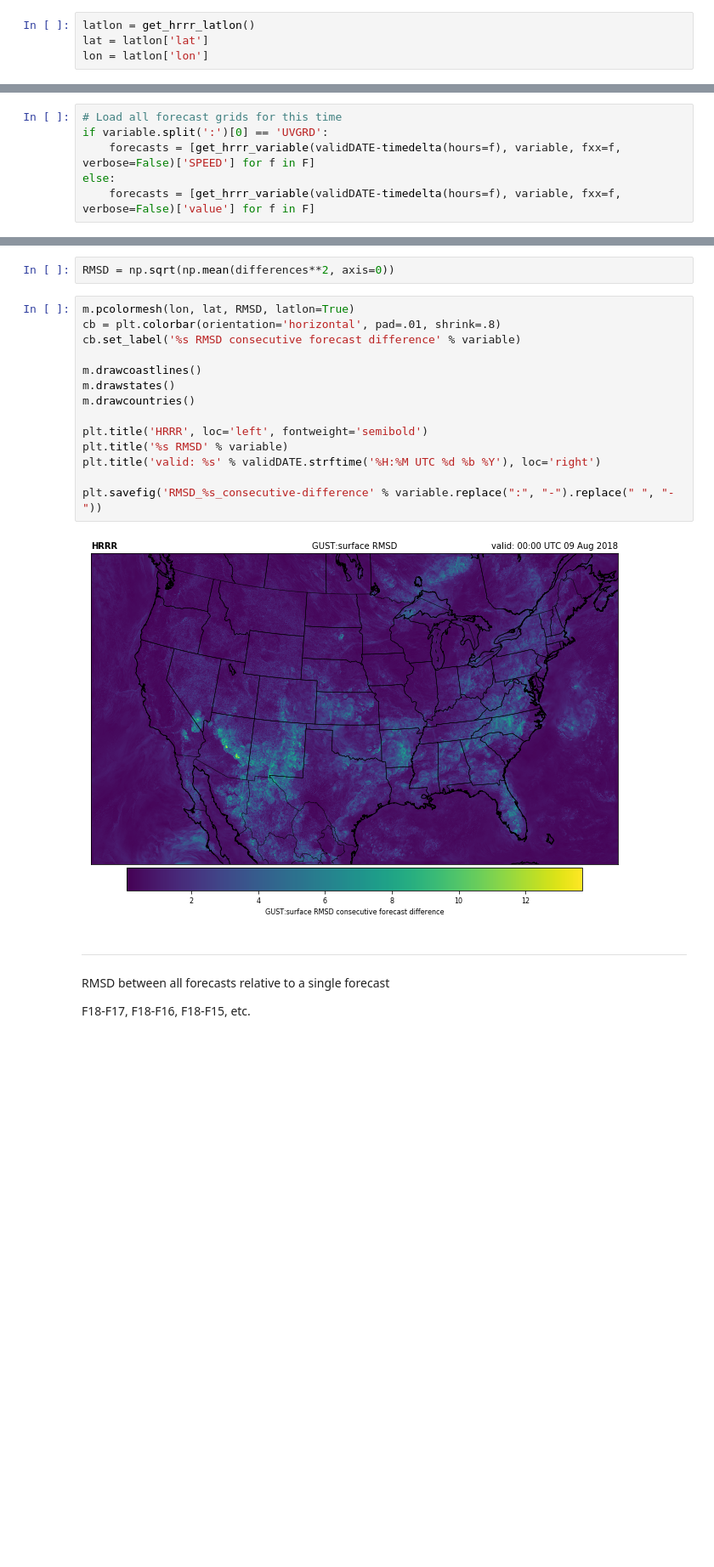
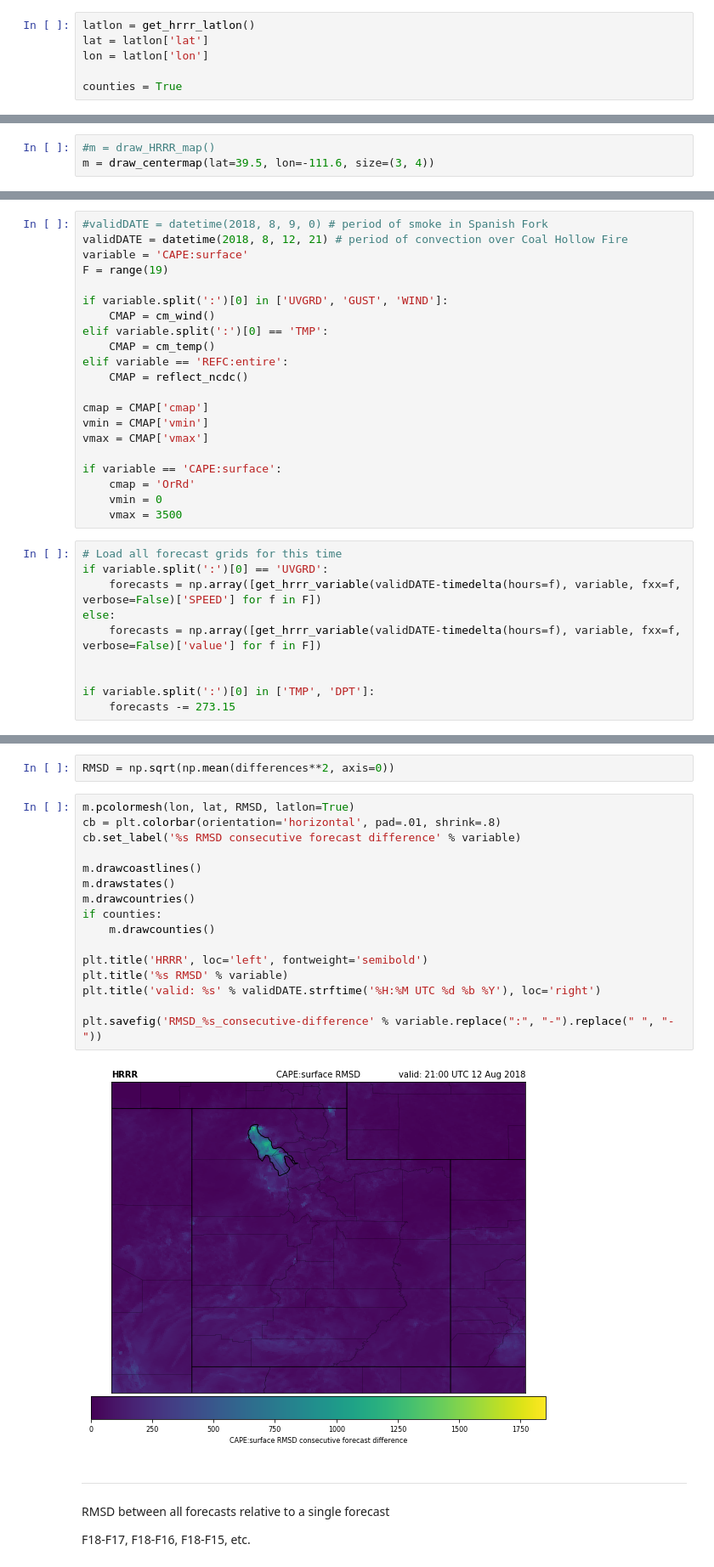
Before and after one commit to blaylockbk/pyBKB_v3, a Jupyter notebook: BB_HRRR/run-to-run-variability.ipynb, the cells around one changed output, grey strips where cells are left out. Shown at 85% size. Drawn from its saved outputs; the diff is of its cells as text; blank space fills up the shorter version.

```diff
--- a/BB_HRRR/run-to-run-variability.ipynb
+++ b/BB_HRRR/run-to-run-variability.ipynb
@@ -34,3 +36,5 @@ mpl.rcParams['savefig.dpi'] = 300
 latlon = get_hrrr_latlon()
 lat = latlon['lat']
 lon = latlon['lon']
+
+counties = True
@@ -39,2 +41,5 @@ m = draw_HRRR_map()
+# %%
+#m = draw_HRRR_map()
+m = draw_centermap(lat=39.5, lon=-111.6, size=(3, 4))
 # %% [markdown]
 ---
@@ -45,9 +46,34 @@ F = range(19)
+# %%
+#validDATE = datetime(2018, 8, 9, 0) # period of smoke in Spanish Fork
+validDATE = datetime(2018, 8, 12, 21) # period of convection over Coal Hollow Fire
+variable = 'CAPE:surface'
+F = range(19)
+
+if variable.split(':')[0] in ['UVGRD', 'GUST', 'WIND']:
+    CMAP = cm_wind()
+elif variable.split(':')[0] == 'TMP':
+    CMAP = cm_temp()
+elif variable == 'REFC:entire':
+    CMAP = reflect_ncdc()
+
+cmap = CMAP['cmap']
+vmin = CMAP['vmin']
+vmax = CMAP['vmax']
+
+if variable == 'CAPE:surface':
+    cmap = 'OrRd'
+    vmin = 0
+    vmax = 3500
 # %%
 # Load all forecast grids for this time
 if variable.split(':')[0] == 'UVGRD':
-    forecasts = [get_hrrr_variable(validDATE-timedelta(hours=f), variable, fxx=f, verbose=False)['SPEED'] for f in F]
+    forecasts = np.array([get_hrrr_variable(validDATE-timedelta(hours=f), variable, fxx=f, verbose=False)['SPEED'] for f in F])
 else:
-    forecasts = [get_hrrr_variable(validDATE-timedelta(hours=f), variable, fxx=f, verbose=False)['value'] for f in F]
+    forecasts = np.array([get_hrrr_variable(validDATE-timedelta(hours=f), variable, fxx=f, verbose=False)['value'] for f in F])
+
+
+if variable.split(':')[0] in ['TMP', 'DPT']:
+    forecasts -= 273.15
 # %% [markdown]
 ---
 
@@ -84,19 +110,21 @@ RMSD = np.sqrt(np.mean(differences**2, axis=0))
 # %%
 m.pcolormesh(lon, lat, RMSD, latlon=True)
 cb = plt.colorbar(orientation='horizontal', pad=.01, shrink=.8)
 cb.set_label('%s RMSD consecutive forecast difference' % variable)
 
 m.drawcoastlines()
 m.drawstates()
 m.drawcountries()
+if counties:
+    m.drawcounties()
 
 plt.title('HRRR', loc='left', fontweight='semibold')
 plt.title('%s RMSD' % variable)
 plt.title('valid: %s' % validDATE.strftime('%H:%M UTC %d %b %Y'), loc='right')
 
 plt.savefig('RMSD_%s_consecutive-difference' % variable.replace(":", "-").replace(" ", "-"))
 # %% [output]
-[figure, old version]
+[figure, new version]
 # %% [markdown]
 ---
 
```
Also changed, not shown: parts of 11 cells of this notebook, 29 other files.
